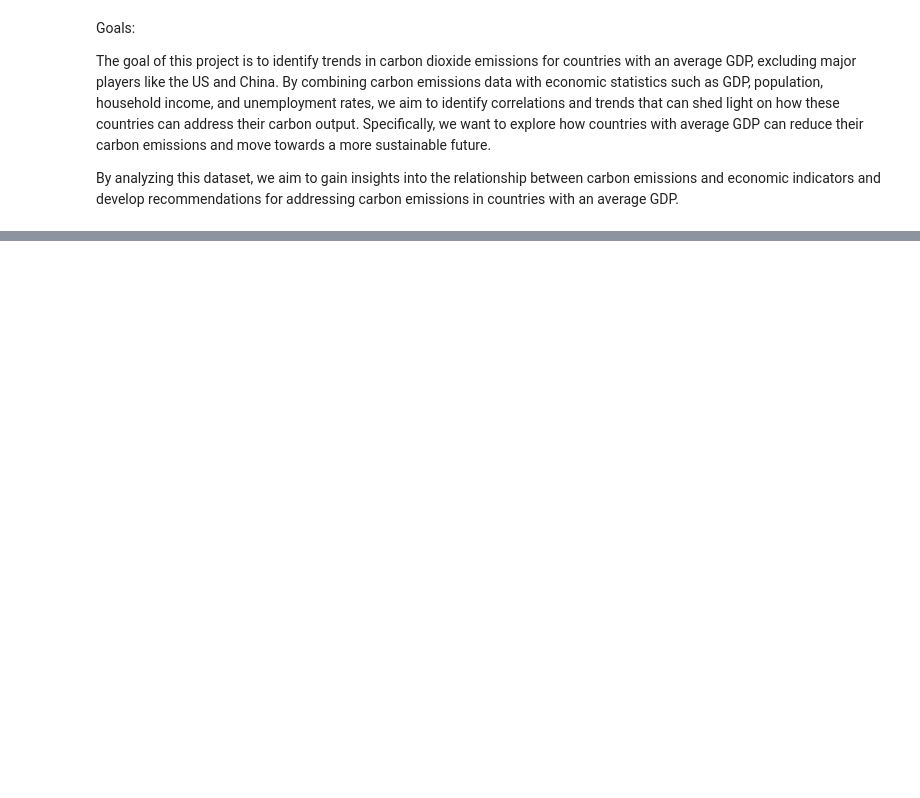
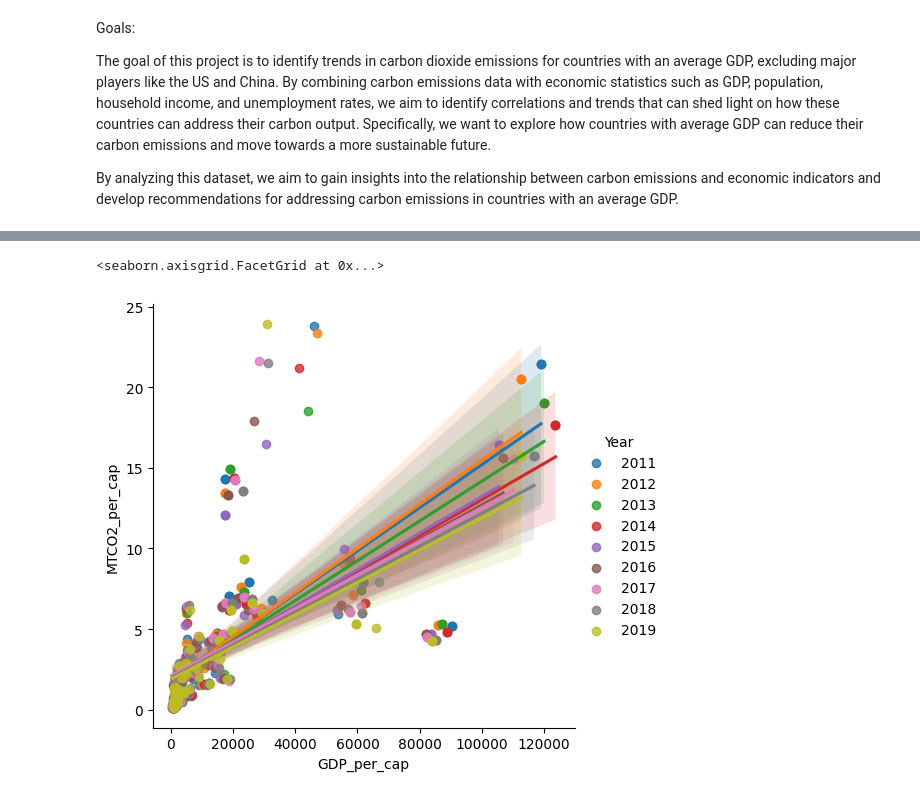
Before and after one commit to AtWillB/INST447-Final, a Jupyter notebook: analysis.ipynb, the cells around one changed output, grey strips where cells are left out. Cells and saved outputs as stored; diff of their text form; code cells hidden in the pictures; blank space fills up the shorter version.

```diff
--- a/analysis.ipynb
+++ b/analysis.ipynb
@@ -8,0 +31,11 @@ processed_df = pd.read_csv('data/processed_data/co2_country_year.csv')
+# %%
+# removing massive outliers pt 1
+Q1 = modern_pd.quantile(.25)
+Q2 = modern_pd.quantile(.75)
+IQR = Q2 - Q1
+
+upper_bound = Q2 + 1.5*IQR
+lower_bound = Q1 - 1.5*IQR
+# %%
+# removing massive outliers pt 2
+modern_pd = modern_pd.loc[(modern_pd > lower_bound) & (modern_pd < upper_bound)]
@@ -8,0 +47,3 @@ processed_df = pd.read_csv('data/processed_data/co2_country_year.csv')
+# %%
+average_processed_df = processed_df.loc[processed_df['COU'].isin(modern_pd.index)]
+average_processed_df
@@ -30,0 +101,5 @@ plt.ylabel('CO2 per Capita')
+# %%
+sns.lmplot(data=average_processed_df, x='GDP_per_cap', y='MTCO2_per_cap', hue='Year')
+# %% [output]
+<seaborn.axisgrid.FacetGrid at 0x...>
+[figure, added]
```
Also changed, not shown: parts of 24 cells of this notebook.
